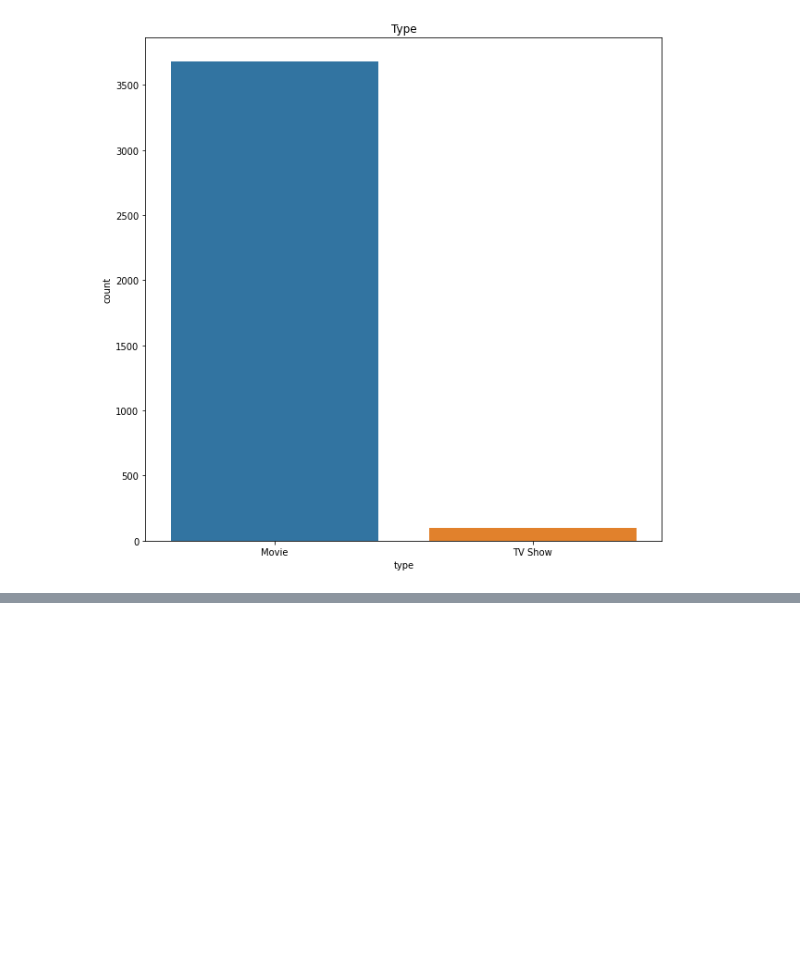
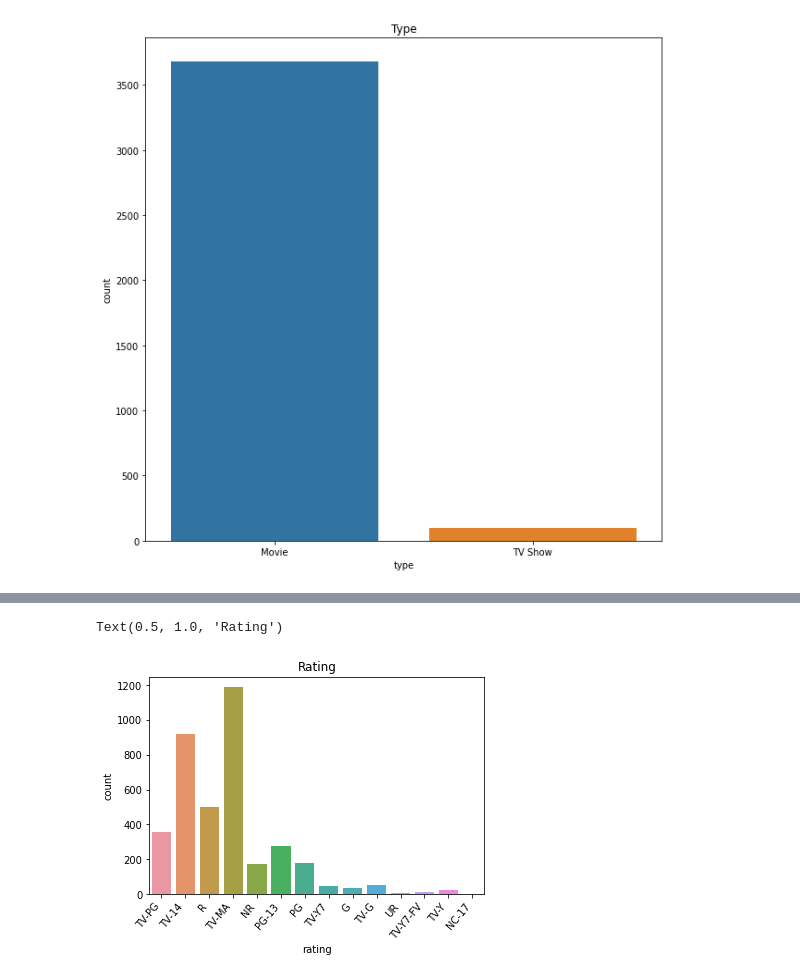
Before and after one commit to Hugox96/Netfliz_Python, a Jupyter notebook: Netflix.ipynb, the cells around one changed output, grey strips where cells are left out. Cells and saved outputs as stored; diff of their text form; code cells hidden in the pictures; blank space fills up the shorter version.

```diff
--- a/Netflix.ipynb
+++ b/Netflix.ipynb
@@ -126,0 +140,8 @@ plt.show()
+# %%
+sns.countplot(x=netflix_dados['rating'])
+sns.countplot(x=netflix_dados['rating']).set_xticklabels(sns.countplot(x=netflix_dados['rating']).get_xticklabels(), rotation=50, ha="right")
+fig = plt.gcf()
+plt.title('Rating')
+# %% [output]
+Text(0.5, 1.0, 'Rating')
+[figure, added]
```
Also changed, not shown: parts of 2 cells of this notebook.
